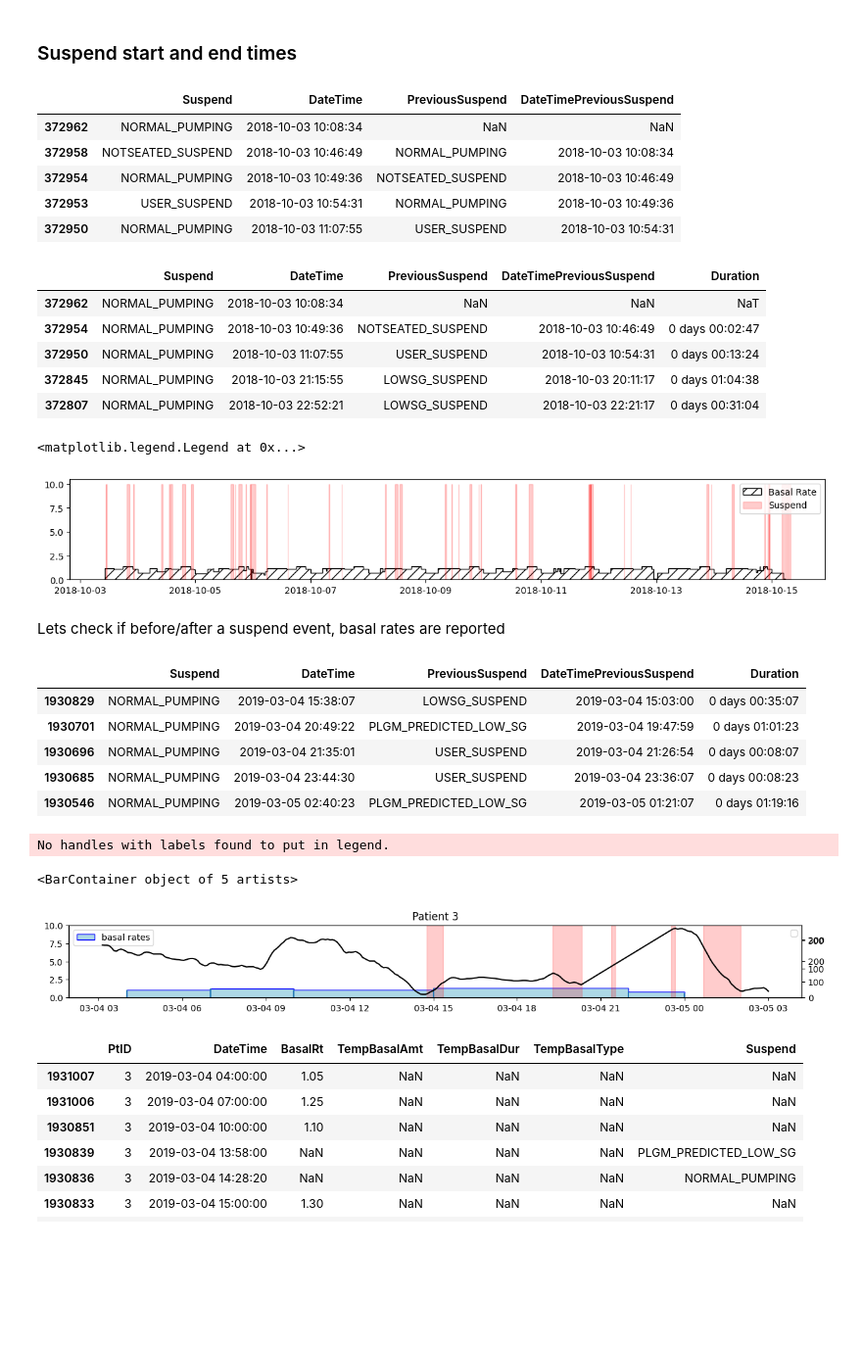
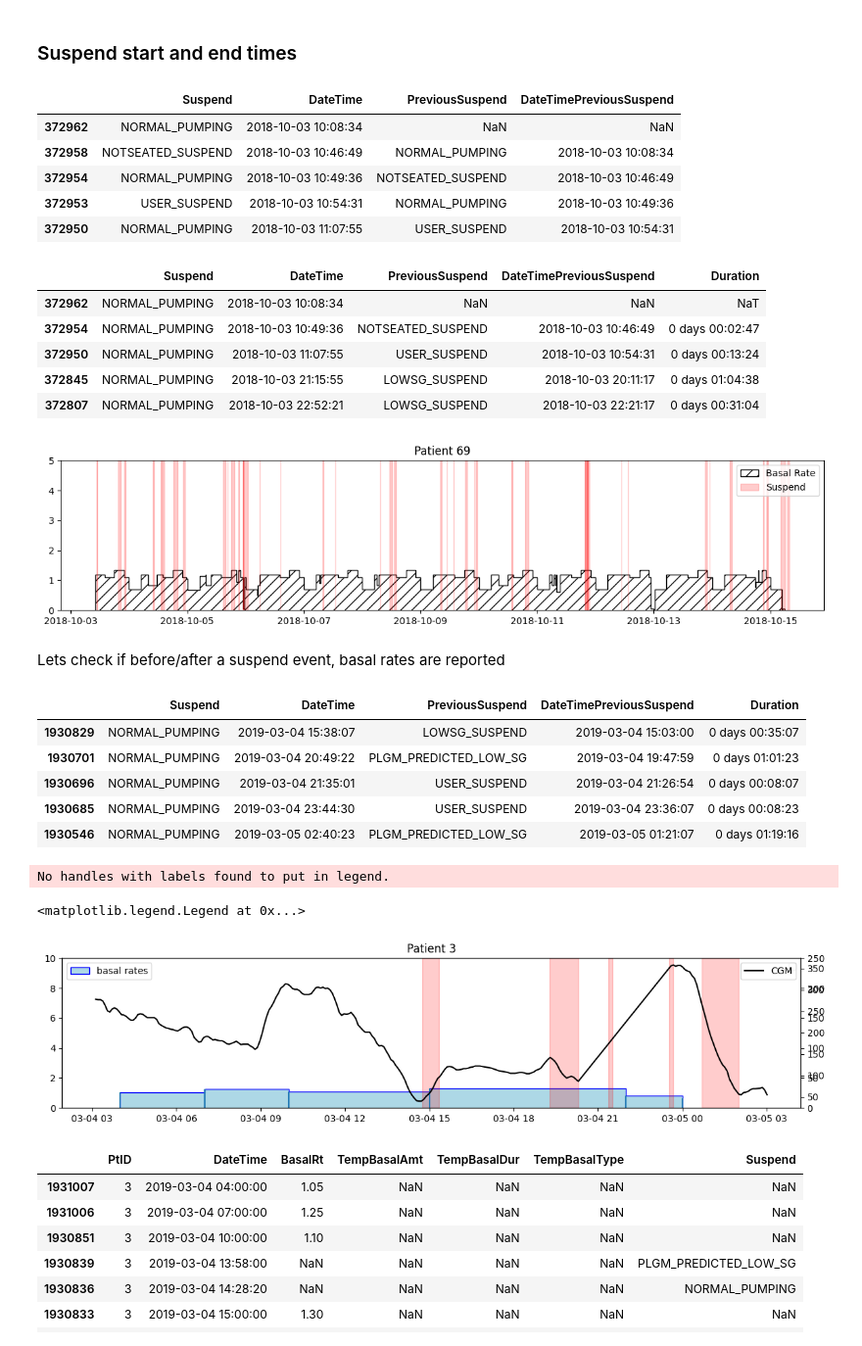
Before and after one commit to nudgebg/egvinsulin, a Jupyter notebook: notebooks/understand-flair-dataset/understand-flair-dataset.ipynb, the cells around one changed output. Shown at 98% size. Drawn from its saved outputs; the diff is of its cells as text; code cells hidden in the pictures; blank space fills up the shorter version.

```diff
--- a/notebooks/understand-flair-dataset/understand-flair-dataset.ipynb
+++ b/notebooks/understand-flair-dataset/understand-flair-dataset.ipynb
@@ -94,7 +94,7 @@ def load_data(file_name, columns):
     return df
 
 df_cgm = load_data('FLAIRDeviceCGM.txt', columns=['PtID', 'DataDtTm', 'DataDtTm_adjusted', 'CGM'])
-df_insulin = load_data('FLAIRDevicePump.txt', columns=['PtID', 'DataDtTm', 'DataDtTm_adjusted', 'BasalRt',
+df_insulin = load_data('FLAIRDevicePump.txt', columns=['PtID', 'DataDtTm', 'NewDeviceDtTm', 'DataDtTm_adjusted', 'BasalRt',
                                                        'TempBasalAmt','TempBasalType', 'TempBasalDur','BolusType',
                                                        'BolusSource', 'BolusDeliv', 'BolusSelected', 'ExtendBolusDuration', 'BasalRtUnKnown',
                                                        'Suspend','PrimeVolumeDeliv','Rewind'])
@@ -589,36 +611,40 @@ display(suspend_times.head(5))
 #get the sessions by selecting the rows that start with a suspend event and end with a normal pumping event
 suspend_times = suspend_times.loc[(suspend_times.PreviousSuspend!='NORMAL_PUMPING') & (suspend_times.Suspend=='NORMAL_PUMPING')]
 suspend_times['Duration'] = suspend_times.DateTime-suspend_times.DateTimePreviousSuspend
 display(suspend_times.head(5))
 
 suspend_times.Duration.describe()
 
 
 #draw
 #drop first row of suspend_times
 suspend_times = suspend_times.iloc[1:]
 
 #ax = drawInsulinEvents(subFrame, b_draw_boluses=False)
-ax = plt.figure(figsize=(15,2)).gca()
+ax = plt.figure(figsize=(12,3)).gca()
+plt.title(f"Patient {random_user}")
 drawAbsoluteBasalRates(subFrame.DateTime.loc[subFrame.AbsoluteBasal.notna()].values,
                        subFrame.AbsoluteBasal.loc[subFrame.AbsoluteBasal.notna()].values, ax)
 ax.bar(suspend_times.DateTimePreviousSuspend, 10, width=suspend_times.Duration, alpha=0.2, edgecolor='red',color='red')
 ax.legend(['Basal Rate','Suspend'],loc='upper right')
+plt.ylim([0,5])
+#save the figure as png high res named suspend events
+plt.tight_layout()
+plt.savefig(os.path.join(current_dir, 'flair_suspends.png'), dpi=300)
 # %% [output]
 |  | Suspend | DateTime | PreviousSuspend | DateTimePreviousSuspend |
 | 372962 | NORMAL_PUMPING | 2018-10-03 10:08:34 | NaN | NaN |
 | 372958 | NOTSEATED_SUSPEND | 2018-10-03 10:46:49 | NORMAL_PUMPING | 2018-10-03 10:08:34 |
 | 372954 | NORMAL_PUMPING | 2018-10-03 10:49:36 | NOTSEATED_SUSPEND | 2018-10-03 10:46:49 |
 | 372953 | USER_SUSPEND | 2018-10-03 10:54:31 | NORMAL_PUMPING | 2018-10-03 10:49:36 |
 | 372950 | NORMAL_PUMPING | 2018-10-03 11:07:55 | USER_SUSPEND | 2018-10-03 10:54:31 |
 |  | Suspend | DateTime | PreviousSuspend | DateTimePreviousSuspend | Duration |
 | 372962 | NORMAL_PUMPING | 2018-10-03 10:08:34 | NaN | NaN | NaT |
 | 372954 | NORMAL_PUMPING | 2018-10-03 10:49:36 | NOTSEATED_SUSPEND | 2018-10-03 10:46:49 | 0 days 00:02:47 |
 | 372950 | NORMAL_PUMPING | 2018-10-03 11:07:55 | USER_SUSPEND | 2018-10-03 10:54:31 | 0 days 00:13:24 |
 | 372845 | NORMAL_PUMPING | 2018-10-03 21:15:55 | LOWSG_SUSPEND | 2018-10-03 20:11:17 | 0 days 01:04:38 |
 | 372807 | NORMAL_PUMPING | 2018-10-03 22:52:21 | LOWSG_SUSPEND | 2018-10-03 22:21:17 | 0 days 00:31:04 |
-<matplotlib.legend.Legend at 0x...>
-[figure, old version]
+[figure, new version]
 # %% [markdown]
 Lets check if before/after a suspend event, basal rates are reported
 # %%
@@ -638,9 +664,14 @@ suspend_times['Duration'] = suspend_times.DateTime-suspend_times.DateTimePreviou
 suspend_times = suspend_times.iloc[1:]
 
 display(suspend_times.head(5))
-ax = drawInsulinEvents(subFrame, b_draw_boluses=False);
+ax = drawInsulinEvents(subFrame, b_draw_boluses=False, figsize=(12,3))
 ax.twinx().plot(subFrameCGM.DateTime, subFrameCGM.CGM, label='CGM', color='black')
-ax.bar(suspend_times.DateTimePreviousSuspend, 10, width=suspend_times.Duration, alpha=0.2, edgecolor='red',color='red')
+ax.bar(suspend_times.DateTimePreviousSuspend, 10, width=suspend_times.Duration, alpha=0.2, edgecolor='red',color='red',label='Suspend')
+
+#save the figure as png high res named suspend events with cgm
+plt.tight_layout()
+plt.savefig(os.path.join(current_dir, 'flair_suspends_with_cgm.png'), dpi=300)
+plt.legend()
 # %% [output]
 |  | Suspend | DateTime | PreviousSuspend | DateTimePreviousSuspend | Duration |
 | 1930829 | NORMAL_PUMPING | 2019-03-04 15:38:07 | LOWSG_SUSPEND | 2019-03-04 15:03:00 | 0 days 00:35:07 |
@@ -649,8 +680,8 @@ ax.bar(suspend_times.DateTimePreviousSuspend, 10, width=suspend_times.Duration,
 | 1930685 | NORMAL_PUMPING | 2019-03-04 23:44:30 | USER_SUSPEND | 2019-03-04 23:36:07 | 0 days 00:08:23 |
 | 1930546 | NORMAL_PUMPING | 2019-03-05 02:40:23 | PLGM_PREDICTED_LOW_SG | 2019-03-05 01:21:07 | 0 days 01:19:16 |
 No handles with labels found to put in legend.
-<BarContainer object of 5 artists>
+<matplotlib.legend.Legend at 0x...>
-[figure, old version]
+[figure, new version]
 # %%
 selection = subFrame.dropna(subset=['BasalRt','Suspend'],how='all')
 display(selection.loc[:,['PtID','DateTime','BasalRt','TempBasalAmt','TempBasalDur','TempBasalType','Suspend']].sort_values('DateTime',ascending=True))
```
Also changed, not shown: parts of 12 cells of this notebook, 2 other files.
